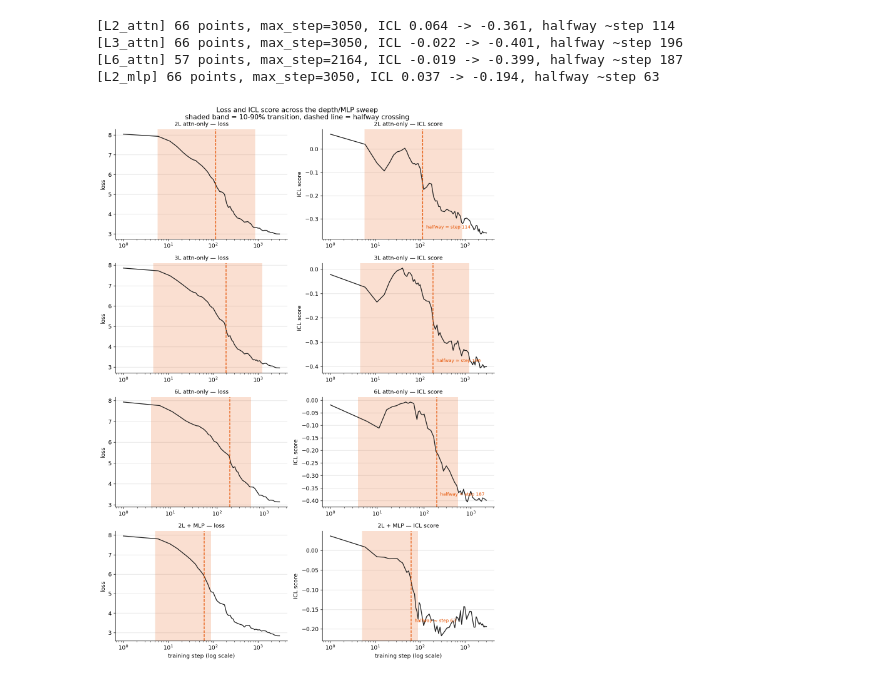
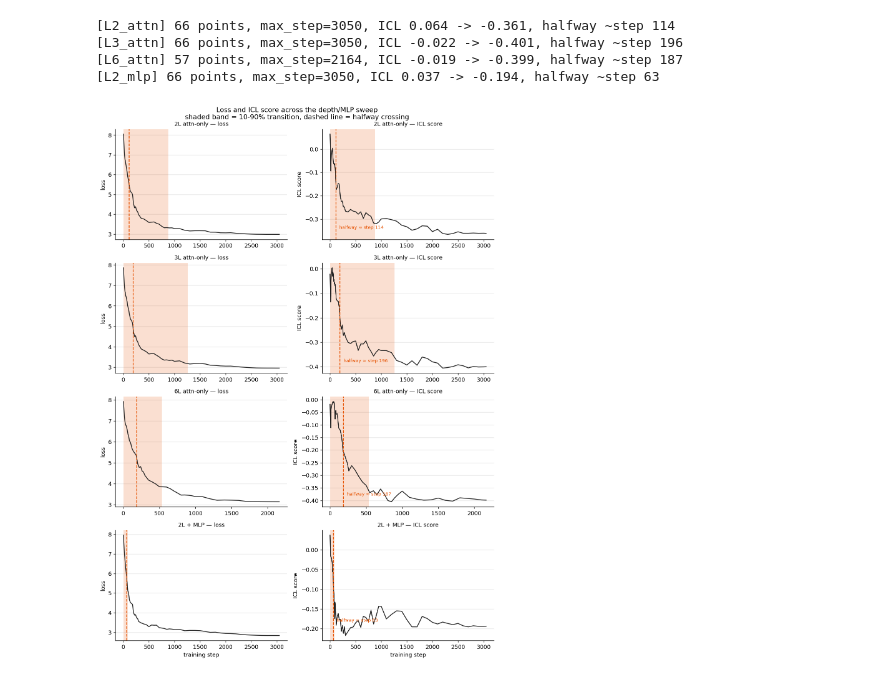
Before and after one commit to barmag/fanous-llm-lens, a Jupyter notebook: notebooks/in_context_learning/icl_from_scratch.ipynb, the cells around one changed output. Saved outputs shown, nothing was run; the diff lists cells and outputs as text; code cells hidden in the pictures.

```diff
--- a/notebooks/in_context_learning/icl_from_scratch.ipynb
+++ b/notebooks/in_context_learning/icl_from_scratch.ipynb
@@ -839,21 +839,27 @@ def log_edges(centers):
     return 10 ** np.concatenate([[first], mid, [last]])
 
 
+def linear_edges(centers):
+    # same idea as log_edges, but for an axis displayed on a linear scale -- plain arithmetic
+    # midpoints between neighboring centers, not log-space ones.
+    centers = np.asarray(centers, dtype=float)
+    mid = (centers[:-1] + centers[1:]) / 2
+    first = centers[0] - (mid[0] - centers[0])
+    last = centers[-1] + (centers[-1] - mid[-1])
+    return np.concatenate([[first], mid, [last]])
+
+
 Z = np.array(per_pos)  # (n_logged_steps, n_ctx - 1)
 i_ctx = np.arange(1, Z.shape[1] + 1)  # 1-indexed context position
 tokens_per_step = BATCH_SIZE * n_ctx
-# shift by one step's worth of tokens (not clamp to 1) so step 0 sits a reasonable, not artificial,
-# distance from step 100 -- clamping step 0's true n_train=0 to a bare 1 token would create a fake
-# ~7-decade gap on a log axis.
-n_train = (np.array(steps) + 1) * tokens_per_step
-x_edges = log_edges(n_train)
+n_train = np.array(steps) * tokens_per_step  # linear x-axis now, so step 0 -> n_train=0 is fine
+x_edges = linear_edges(n_train)
 y_edges = log_edges(i_ctx)
 
 fig, ax = plt.subplots(figsize=(7.6, 4.2), dpi=140)
 mesh = ax.pcolormesh(x_edges, y_edges, Z.T, shading="flat", cmap="viridis")
-ax.set_xscale("log")
 ax.set_yscale("log")
-ax.set_xlabel("n_train (tokens elapsed, log scale)")
+ax.set_xlabel("n_train (tokens elapsed)")
 ax.set_ylabel("i_ctx (context index, log scale)")
 ax.set_title("Loss(n_train, i_ctx) — 2L attn-only, 400M-token run")
 fig.colorbar(mesh, ax=ax, label="loss")
@@ -875,9 +881,8 @@ y_edges_trim = log_edges(i_ctx_trim)
 
 fig, ax = plt.subplots(figsize=(7.6, 4.2), dpi=140)
 mesh = ax.pcolormesh(x_edges, y_edges_trim, context_payoff.T, shading="flat", cmap="Blues", vmin=0)
-ax.set_xscale("log")
 ax.set_yscale("log")
-ax.set_xlabel("n_train (tokens elapsed, log scale)")
+ax.set_xlabel("n_train (tokens elapsed)")
 ax.set_ylabel("i_ctx (context index, log scale)")
 ax.set_title("-d Loss(n_train, i_ctx) / d ln(i_ctx) — where context pays off fastest")
 fig.colorbar(mesh, ax=ax, label="-d(loss)/d(ln i_ctx)")
@@ -959,42 +964,40 @@ for label, title in SWEEP_CONFIGS:
 # %%
 fig, axes = plt.subplots(4, 2, figsize=(10, 14), dpi=130)
 
 for row_i, (label, _) in enumerate(SWEEP_CONFIGS):
     d = sweep_data[label]
-    log_steps = [s + 1 for s in d["steps"]]
     ax_loss, ax_icl = axes[row_i]
     for ax, y, ylabel in [(ax_loss, d["eval_loss"], "loss"), (ax_icl, d["icl"], "ICL score")]:
-        ax.plot(log_steps, y, color="#222222", linewidth=1.4)
-        ax.axvspan(d["window_start"] + 1, d["window_end"] + 1, color=HIGHLIGHT, alpha=0.18, linewidth=0)
-        ax.axvline(d["half_step"] + 1, color=HIGHLIGHT, linestyle="--", linewidth=1.3)
-        ax.set_xscale("log")
+        ax.plot(d["steps"], y, color="#222222", linewidth=1.4)
+        ax.axvspan(d["window_start"], d["window_end"], color=HIGHLIGHT, alpha=0.18, linewidth=0)
+        ax.axvline(d["half_step"], color=HIGHLIGHT, linestyle="--", linewidth=1.3)
         ax.set_ylabel(ylabel)
         ax.grid(True, axis="y", color="#e3e3e3", linewidth=0.8, zorder=0)
         ax.set_axisbelow(True)
         ax.spines["top"].set_visible(False)
         ax.spines["right"].set_visible(False)
     ax_loss.set_title(f"{d['title']} — loss", fontsize=10)
     ax_icl.set_title(f"{d['title']} — ICL score", fontsize=10)
     ax_icl.annotate(
         f"halfway ≈ step {d['half_step']:.0f}",
-        xy=(d["half_step"] + 1, d["icl"][-1]),
+        xy=(d["half_step"], d["icl"][-1]),
         xytext=(6, 8),
         textcoords="offset points",
         color=HIGHLIGHT,
         fontsize=8,
     )
     if row_i == 3:
-        ax_loss.set_xlabel("training step (log scale)")
-        ax_icl.set_xlabel("training step (log scale)")
+        ax_loss.set_xlabel("training step")
+        ax_icl.set_xlabel("training step")
 
 fig.suptitle(
     "Loss and ICL score across the depth/MLP sweep\nshaded band = 10-90% transition, dashed line = halfway crossing",
     fontsize=12,
 )
 fig.tight_layout()
 plt.show()
 # %% [output]
-[figure, old version]
+[figure, new version]
 # %%
 fig, axes = plt.subplots(2, 2, figsize=(12, 9), dpi=130)
 
```
Also changed, not shown: parts of 3 cells of this notebook.
